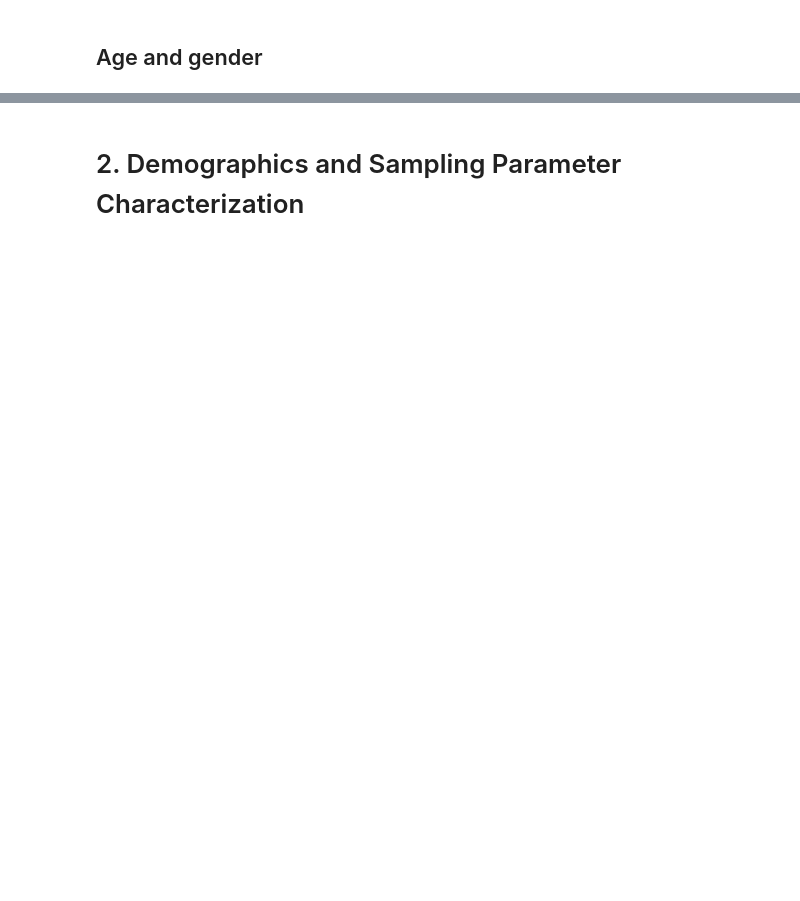
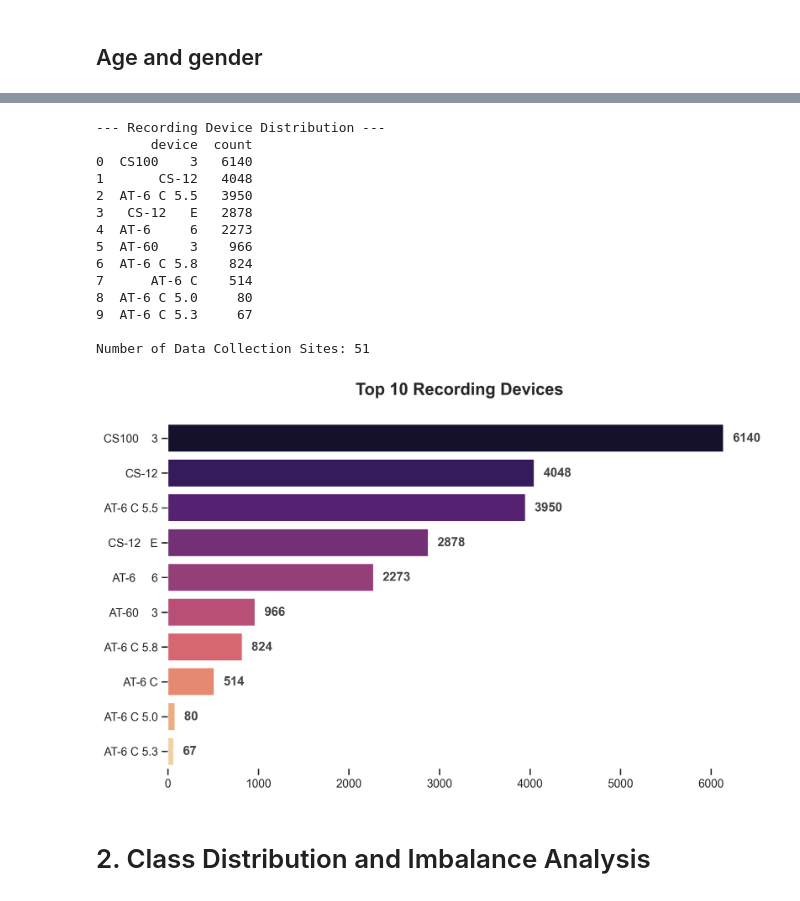
Before and after one commit to wenbo-sui/ptbxl5d, a Jupyter notebook: notebooks/01_eda_baseline.ipynb, the cells around one changed output, grey strips where cells are left out. Saved outputs shown, nothing was run; the diff lists cells and outputs as text; code cells hidden in the pictures; blank space fills up the shorter version.

Commit message:
Dataset_Characterization

```diff
--- a/notebooks/01_eda_baseline.ipynb
+++ b/notebooks/01_eda_baseline.ipynb
@@ -189,2 +168,44 @@ df
+# %%
+print("\n--- Recording Device Distribution ---")
+device_counts = df['device'].value_counts().head(10).reset_index()
+device_counts.columns = ['device', 'count']
+print(device_counts)
+print(f"\nNumber of Data Collection Sites: {df['site'].nunique()}")
+
+sns.set_theme(style="ticks")
+plt.figure(figsize=(10, 6))
+top_devices = device_counts.head(10)
+ax = sns.barplot(
+    data=top_devices,
+    x='count', y='device',
+    hue='device',
+    palette='magma',
+    edgecolor='white',
+    legend=False
+)
+for i, count in enumerate(top_devices['count']):
+    ax.text(count + 100, i, f'{int(count)}', va='center', color='#444444', fontweight='bold')
+
+sns.despine(left=True, bottom=True)
+plt.title('Top 10 Recording Devices', fontsize=16, weight='bold', pad=25)
+plt.xlabel('')
+plt.ylabel('')
+plt.show()
+# %% [output]
+--- Recording Device Distribution ---
+       device  count
+0  CS100    3   6140
+1       CS-12   4048
+2  AT-6 C 5.5   3950
+3   CS-12   E   2878
+4  AT-6     6   2273
+5  AT-60    3    966
+6  AT-6 C 5.8    824
+7      AT-6 C    514
+8  AT-6 C 5.0     80
+9  AT-6 C 5.3     67
+
+Number of Data Collection Sites: 51
+[figure, added]
 # %% [markdown]
-# 2. Demographics and Sampling Parameter Characterization
+# 2. Class Distribution and Imbalance Analysis
```
Also changed, not shown: parts of 14 cells of this notebook.
